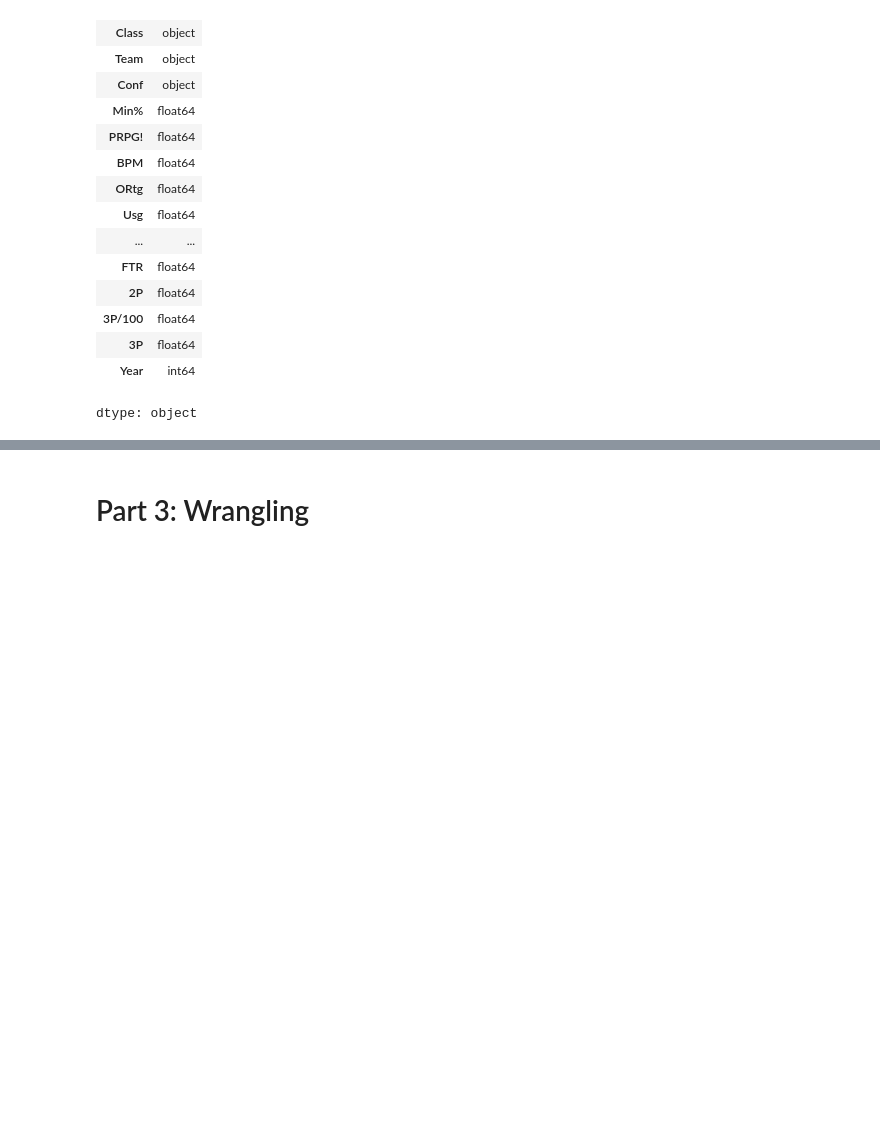
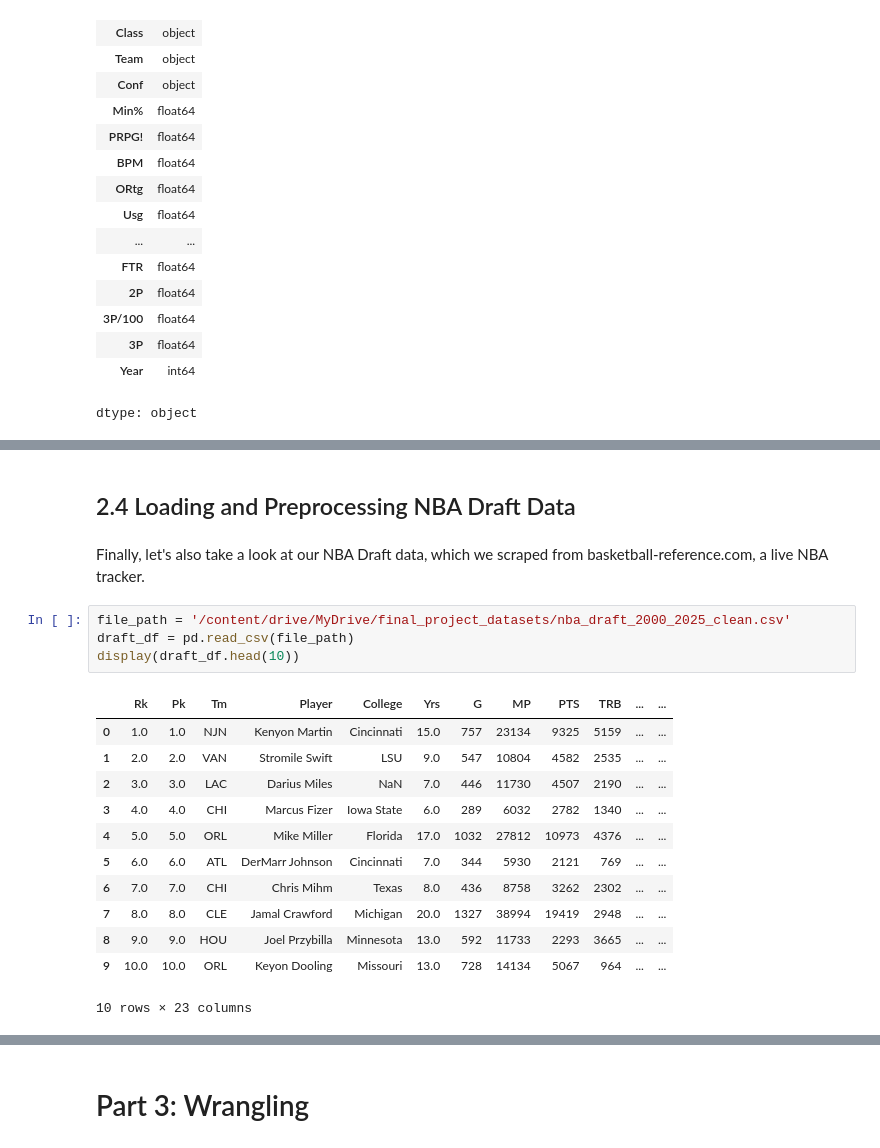
Before and after one commit to BennettHilck12/DraftEdge, a Jupyter notebook: DraftEdge.ipynb, the cells around one changed output, grey strips where cells are left out. Cells and saved outputs as stored; diff of their text form; blank space fills up the shorter version.

```diff
--- a/DraftEdge.ipynb
+++ b/DraftEdge.ipynb
@@ -194,3 +194,24 @@ ncaa_df.describe()
 | 50% | 1088.000000 | 63.900000 | 1.500000 | 0.400000 | 103.300000 | 19.900000 | 50.000000 | 53.600000 | 4.000000 | 12.500000 | 12.000000 | ... |
 | 75% | 1632.000000 | 74.975000 | 2.400000 | 2.900000 | 110.200000 | 23.200000 | 54.300000 | 57.300000 | 7.500000 | 16.300000 | 18.000000 | ... |
 | max | 2308.000000 | 98.800000 | 7.900000 | 18.700000 | 161.400000 | 38.500000 | 88.300000 | 80.400000 | 23.700000 | 39.200000 | 52.600000 | ... |
+# %% [markdown]
+## 2.4 Loading and Preprocessing NBA Draft Data
+# %% [markdown]
+Finally, let's also take a look at our NBA Draft data, which we scraped from basketball-reference.com, a live NBA tracker.
+# %%
+file_path = '/content/drive/MyDrive/final_project_datasets/nba_draft_2000_2025_clean.csv'
+draft_df = pd.read_csv(file_path)
+display(draft_df.head(10))
+# %% [output]
+|  | Rk | Pk | Tm | Player | College | Yrs | G | MP | PTS | TRB | ... | ... |
+| 0 | 1.0 | 1.0 | NJN | Kenyon Martin | Cincinnati | 15.0 | 757 | 23134 | 9325 | 5159 | ... | ... |
+| 1 | 2.0 | 2.0 | VAN | Stromile Swift | LSU | 9.0 | 547 | 10804 | 4582 | 2535 | ... | ... |
+| 2 | 3.0 | 3.0 | LAC | Darius Miles | NaN | 7.0 | 446 | 11730 | 4507 | 2190 | ... | ... |
+| 3 | 4.0 | 4.0 | CHI | Marcus Fizer | Iowa State | 6.0 | 289 | 6032 | 2782 | 1340 | ... | ... |
+| 4 | 5.0 | 5.0 | ORL | Mike Miller | Florida | 17.0 | 1032 | 27812 | 10973 | 4376 | ... | ... |
+| 5 | 6.0 | 6.0 | ATL | DerMarr Johnson | Cincinnati | 7.0 | 344 | 5930 | 2121 | 769 | ... | ... |
+| 6 | 7.0 | 7.0 | CHI | Chris Mihm | Texas | 8.0 | 436 | 8758 | 3262 | 2302 | ... | ... |
+| 7 | 8.0 | 8.0 | CLE | Jamal Crawford | Michigan | 20.0 | 1327 | 38994 | 19419 | 2948 | ... | ... |
+| 8 | 9.0 | 9.0 | HOU | Joel Przybilla | Minnesota | 13.0 | 592 | 11733 | 2293 | 3665 | ... | ... |
+| 9 | 10.0 | 10.0 | ORL | Keyon Dooling | Missouri | 13.0 | 728 | 14134 | 5067 | 964 | ... | ... |
+10 rows × 23 columns
```
Also changed, not shown: parts of 13 cells of this notebook.
